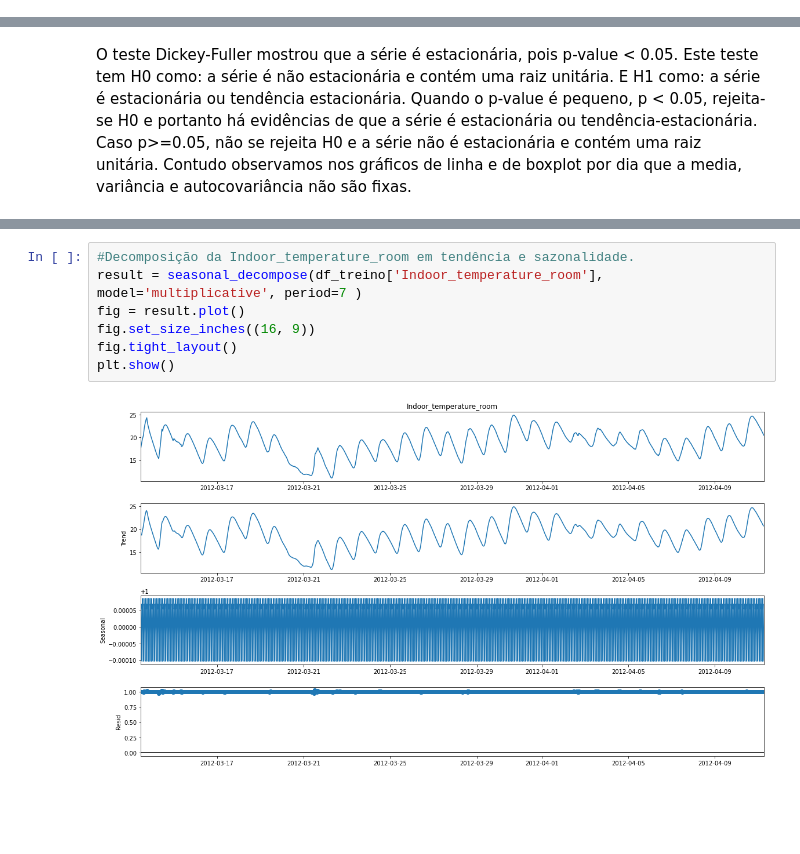
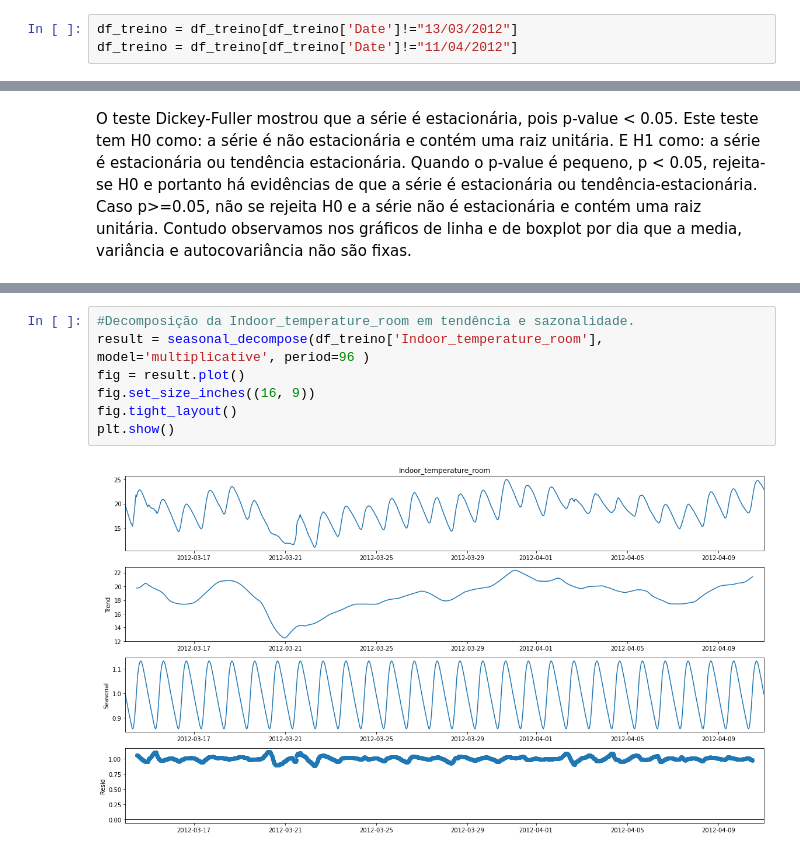
Before and after one commit to HedersonSantos/SmartHome, a Jupyter notebook: seriesTemporais.ipynb, the cells around one changed output, grey strips where cells are left out. Saved outputs shown, nothing was run; the diff lists cells and outputs as text; blank space fills up the shorter version.

```diff
--- a/seriesTemporais.ipynb
+++ b/seriesTemporais.ipynb
@@ -122,0 +125,3 @@ memory usage: 431.9+ KB
+# %%
+df_treino = df_treino[df_treino['Date']!="13/03/2012"]
+df_treino = df_treino[df_treino['Date']!="11/04/2012"]
@@ -163,9 +181,9 @@ Contudo observamos nos gráficos de linha e de boxplot por dia que a media, vari
 # %%
 #Decomposição da Indoor_temperature_room em tendência e sazonalidade.
-result = seasonal_decompose(df_treino['Indoor_temperature_room'], model='multiplicative', period=7 )
+result = seasonal_decompose(df_treino['Indoor_temperature_room'], model='multiplicative', period=96 )
 fig = result.plot()
 fig.set_size_inches((16, 9))
 fig.tight_layout()
 plt.show()
 # %% [output]
-[figure, old version]
+[figure, new version]
```
Also changed, not shown: parts of 11 cells of this notebook.
